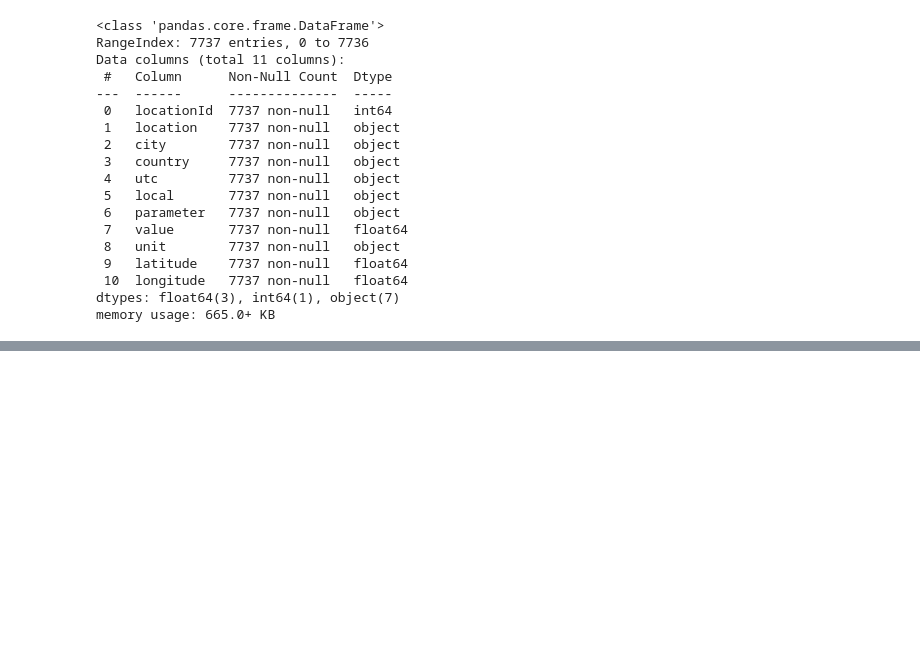
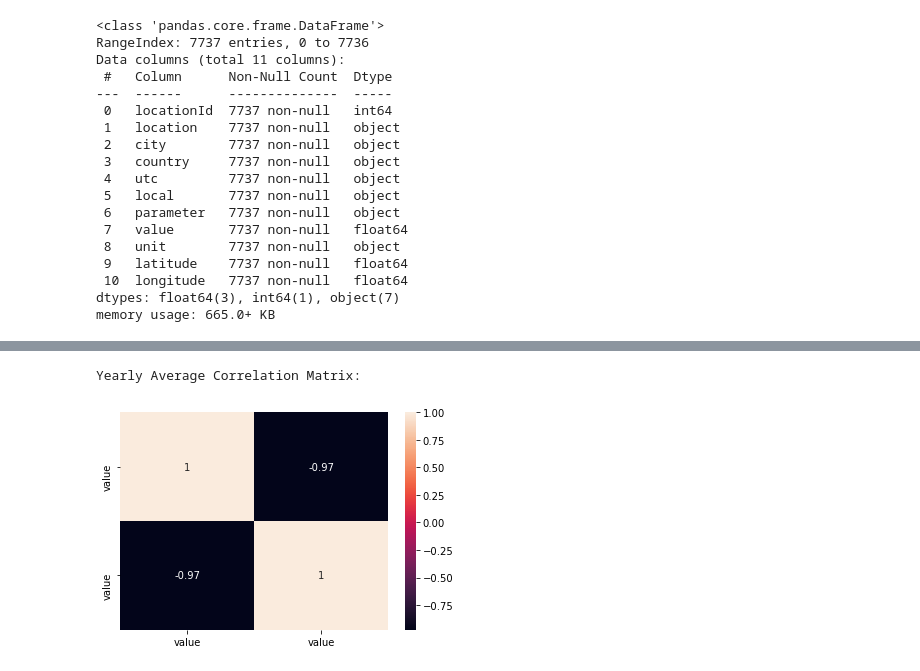
Before and after one commit to CFD-UTSA/EnergyGeneration, a Jupyter notebook: Final_Project_Draft.ipynb, the cells around one changed output, grey strips where cells are left out. Cells and saved outputs as stored; diff of their text form; code cells hidden in the pictures; blank space fills up the shorter version.

```diff
--- a/Final_Project_Draft.ipynb
+++ b/Final_Project_Draft.ipynb
@@ -1027,0 +1056,10 @@ KeyError: 'datetime'
+# %%
+# yearly correlation
+yr_data =  pd.concat([rco2y, hco2y], axis = 1)
+yr_corr = yr_data.corr()
+print('Yearly Average Correlation Matrix:')
+sn.heatmap(yr_corr, annot=True) #creating a visualization to the correlation
+plt.show()
+# %% [output]
+Yearly Average Correlation Matrix:
+[figure, added]
```
Also changed, not shown: parts of 5 cells of this notebook, 2 other files.
